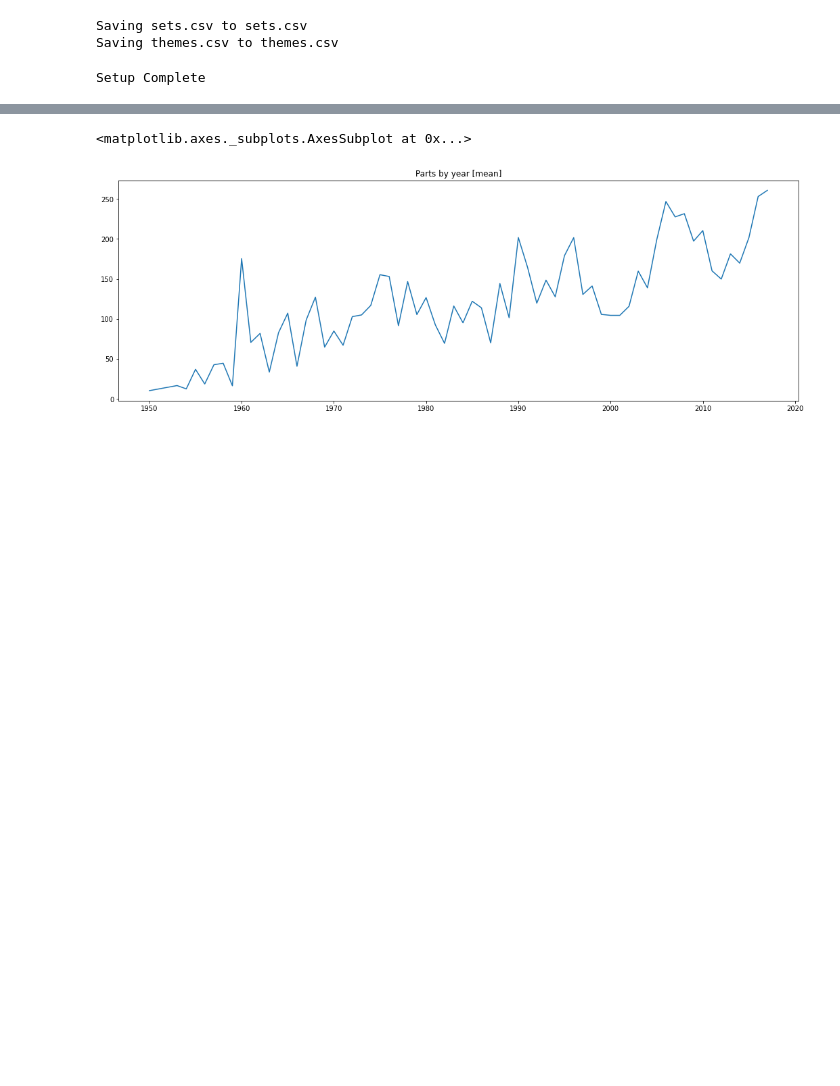
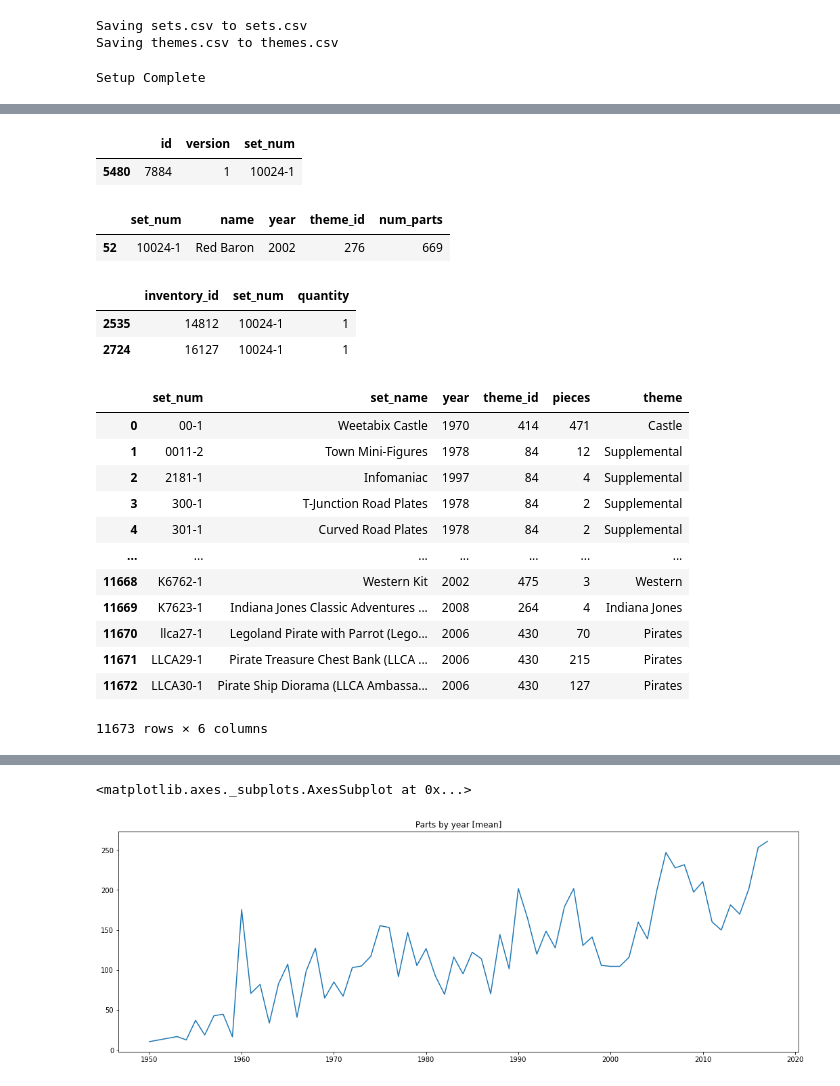
Before and after one commit to RodolfoPerna/portfolio, a Jupyter notebook: Lego_History.ipynb, the cells around one changed output, grey strips where cells are left out. Cells and saved outputs as stored; diff of their text form; code cells hidden in the pictures; blank space fills up the shorter version.

```diff
--- a/Lego_History.ipynb
+++ b/Lego_History.ipynb
@@ -31,3 +52,19 @@ sets = pd.read_csv('sets.csv')
+# %%
+inventories.loc[inventories.set_num == '10024-1' ]
+# %% [output]
+|  | id | version | set_num |
+| 5480 | 7884 | 1 | 10024-1 |
+# %%
+sets.loc[sets.name == 'Red Baron']
+# %% [output]
+|  | set_num | name | year | theme_id | num_parts |
+| 52 | 10024-1 | Red Baron | 2002 | 276 | 669 |
+# %%
+inventory_sets.loc[(inventory_sets.set_num == '10024-1')]
+# %% [output]
+|  | inventory_id | set_num | quantity |
+| 2535 | 14812 | 10024-1 | 1 |
+| 2724 | 16127 | 10024-1 | 1 |
 # %%
 themes = themes.rename(columns={'id': 'theme_id'})
 sets = sets.merge(themes, on='theme_id')
@@ -33,0 +73,17 @@ sets = sets.merge(themes, on='theme_id')
+# %%
+# simply drop whole column "parent_id"
+sets.drop('parent_id', axis=1, inplace=False)
+# %% [output]
+|  | set_num | set_name | year | theme_id | pieces | theme |
+| 0 | 00-1 | Weetabix Castle | 1970 | 414 | 471 | Castle |
+| 1 | 0011-2 | Town Mini-Figures | 1978 | 84 | 12 | Supplemental |
+| 2 | 2181-1 | Infomaniac | 1997 | 84 | 4 | Supplemental |
+| 3 | 300-1 | T-Junction Road Plates | 1978 | 84 | 2 | Supplemental |
+| 4 | 301-1 | Curved Road Plates | 1978 | 84 | 2 | Supplemental |
+| ... | ... | ... | ... | ... | ... | ... |
+| 11668 | K6762-1 | Western Kit | 2002 | 475 | 3 | Western |
+| 11669 | K7623-1 | Indiana Jones Classic Adventures ... | 2008 | 264 | 4 | Indiana Jones |
+| 11670 | llca27-1 | Legoland Pirate with Parrot (Lego... | 2006 | 430 | 70 | Pirates |
+| 11671 | LLCA29-1 | Pirate Treasure Chest Bank (LLCA ... | 2006 | 430 | 215 | Pirates |
+| 11672 | LLCA30-1 | Pirate Ship Diorama (LLCA Ambassa... | 2006 | 430 | 127 | Pirates |
+11673 rows × 6 columns
```
Also changed, not shown: parts of 21 cells of this notebook.
